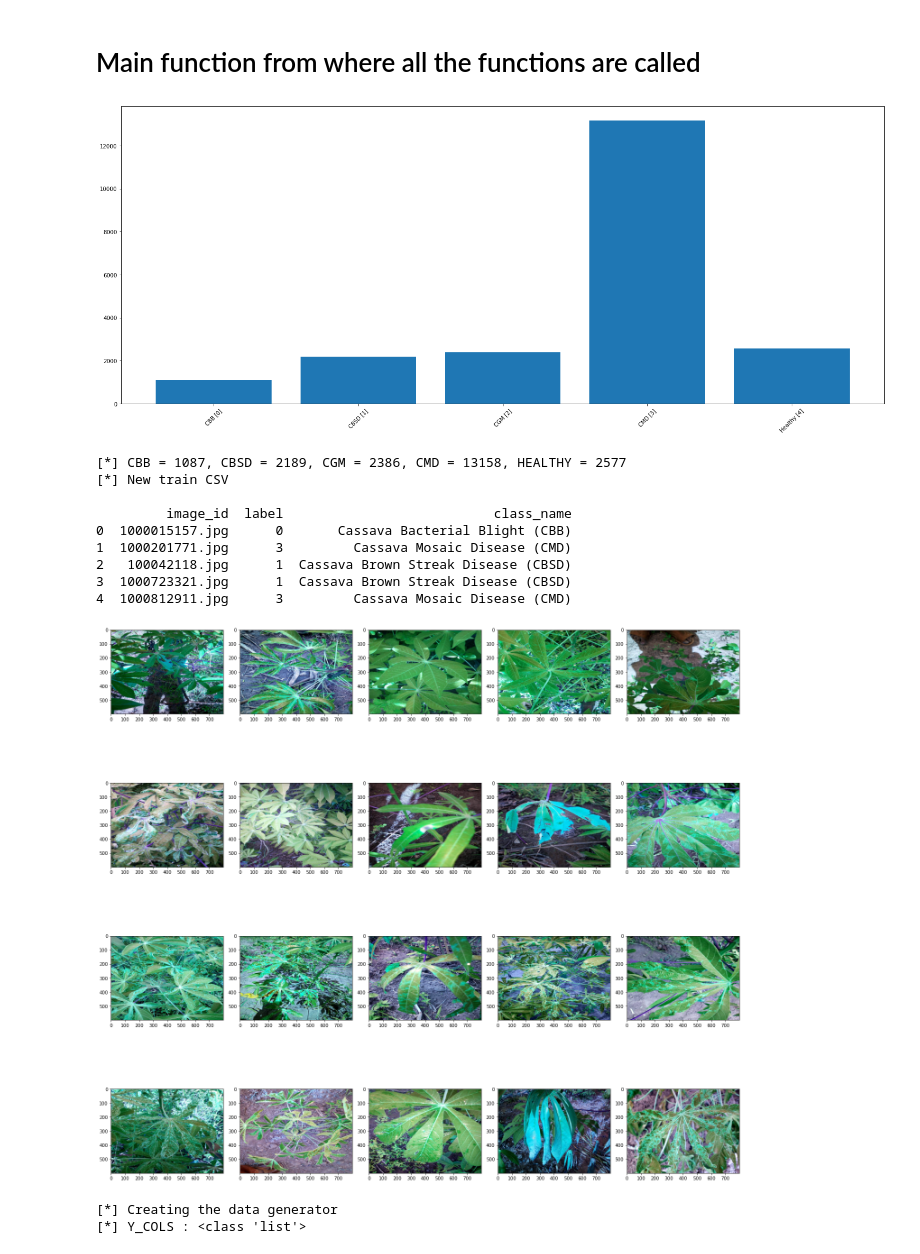
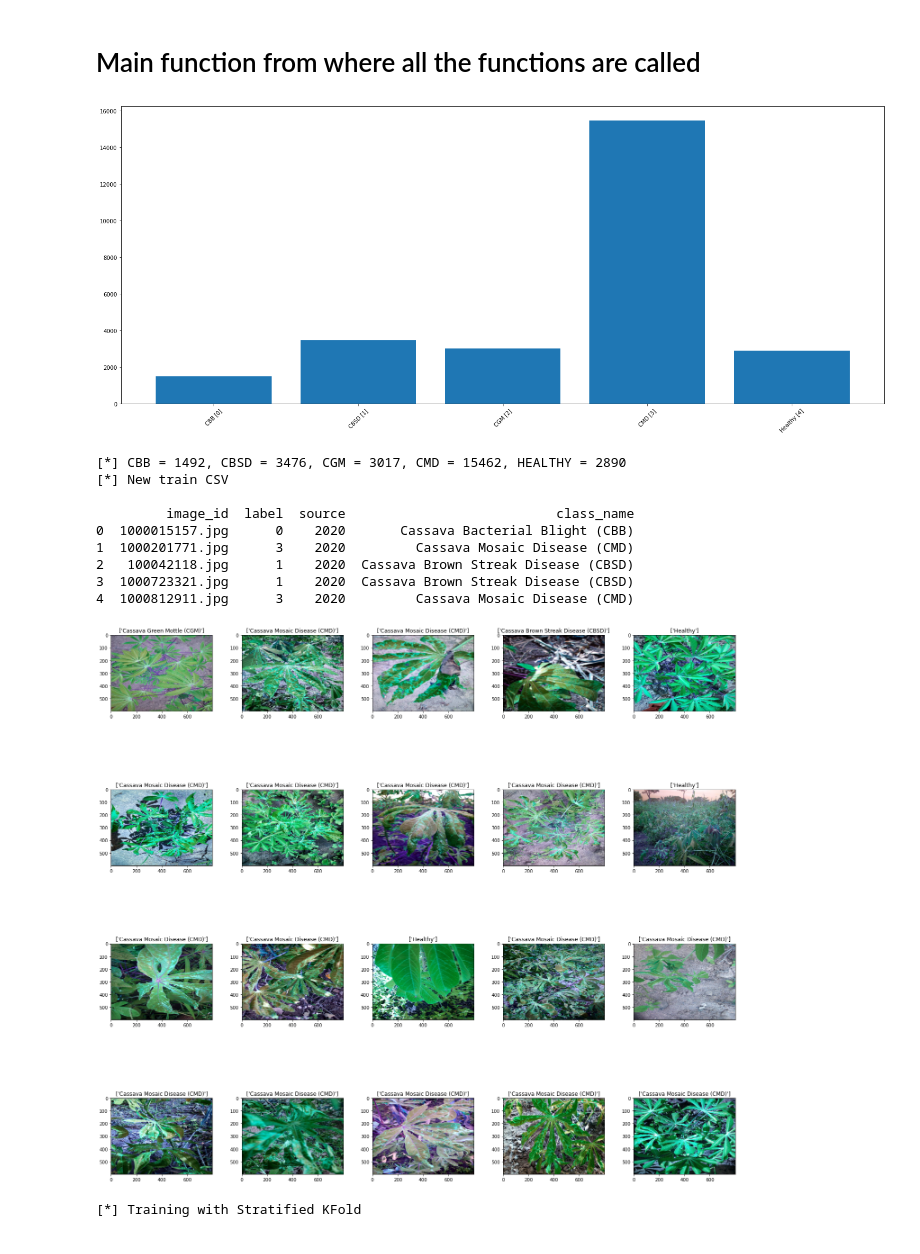
Before and after one commit to bhowmickarka/Cassava_Leaf_Disease_Classification, a Jupyter notebook: ab-cassava-leaf-disease-classification.ipynb, the cells around one changed output. Cells and saved outputs as stored; diff of their text form; code cells hidden in the pictures.

Commit message:
AB updated code with Stratified KFold

```diff
--- a/ab-cassava-leaf-disease-classification.ipynb
+++ b/ab-cassava-leaf-disease-classification.ipynb
@@ -54,7 +57,7 @@ def visualizing_train_set(num_of_images, train_csv):
     images_name = []
     count = 0
     fig = plt.figure(figsize=(20,20))
-    for image in tqdm(glob.glob("D://Kaggle_Datasets//train_images//*.jpg")):
+    for image in tqdm(glob.glob("../input/cassava-leaf-disease-classification/train_images/*.jpg")):
         if count == num_of_images:
             break
         else:
@@ -345,13 +348,13 @@ def plotting_the_graphs(history):
 # %%
 if __name__ == "__main__":
     #boolean variable to check whether to use sratified k fold or not
-    if_stratified_kold = False # check to see if we want to use Cross Validation
+    if_stratified_kold = True # check to see if we want to use Cross Validation
     perform_oversampling = False # check to see if we want to perform oversampling or undersampling
-    use_merged_data = False # check to see if we want to use (2019 + 2020) data
-    load_model = False
+    use_merged_data = True # check to see if we want to use (2019 + 2020) data
+    load_model = True
 
     # name of the model to use
-    model_name = "InceptionResNet"  # Either use "ENet" : EfficientNetB4 or use "InceptionResNet" : InceptionResNetV2
+    model_name = "ENet"  # Either use "ENet" : EfficientNetB4 or use "InceptionResNet" : InceptionResNetV2
     #######################################################
 
     # some general parameters
@@ -362,11 +365,11 @@ if __name__ == "__main__":
     LEARNING_RATE = 0.01 #learning rate
 
     if use_merged_data == False:
-        train_csv_original = pd.read_csv("D://Kaggle_Datasets//train.csv")
+        train_csv_original = pd.read_csv("../input/cassava-leaf-disease-classification/train.csv")
     else:
         train_csv_original = pd.read_csv("../input/cassava-leaf-disease-merged/merged.csv")
 
-    with open('D://Kaggle_Datasets//label_num_to_disease_map.json') as json_file:
+    with open('../input/cassava-leaf-disease-classification/label_num_to_disease_map.json') as json_file:
         data = json.load(json_file)
     # exploring data using graphs
     cbb, cbsd, cgm, cmd, healthy = exploring_the_data(train_csv_original, _return = 1)
@@ -389,7 +392,7 @@ if __name__ == "__main__":
 
 
     # creating a new column called "class_name" for the dataframe
-    with open("D://Kaggle_Datasets//label_num_to_disease_map.json") as f:
+    with open("../input/cassava-leaf-disease-classification/label_num_to_disease_map.json") as f:
         real_labels = json.load(f)
         real_labels = {int(k):v for k,v in real_labels.items()}
     # Defining the working dataset
@@ -404,7 +407,7 @@ if __name__ == "__main__":
 
     # path to the train images that will be passed to the data generators
     if use_merged_data == False:
-        image_path = 'D://Kaggle_Datasets//train_images'
+        image_path = '../input/cassava-leaf-disease-classification/train_images'
     else:
         image_path = '../input/cassava-leaf-disease-merged/train'
 
@@ -442,16 +445,15 @@ if __name__ == "__main__":
 
 
         ###### creating the mkdir
-        save_path = 'D://Kaggle_Datasets//model_checkpoint'
-        """
+        save_path = '/kaggle/working/model_checkpoint'
         if (os.path.exists(save_path)):
             pass
         else:
             os.mkdir(save_path)
         print("[*] The _model_checkpoint_callback save_path is created")
-        """
+
         ###### creating a callback checkpoint
-        checkpoint_path = "D://Kaggle_Datasets//model_checkpoint//cassava_model.h5"
+        checkpoint_path = "/kaggle/working/model_checkpoint/cassava_model.h5"
         _model_checkpoint_callback = cassava_callback(checkpoint_path)
 
         ## controlling learning rate parameters
@@ -475,13 +477,13 @@ if __name__ == "__main__":
 
         ## Evaluating the Best model
         # loading the best model
-        cassava_model = tf.keras.models.load_model("D://Kaggle_Datasets//model_checkpoint//cassava_model.h5")
+        cassava_model = tf.keras.models.load_model("/kaggle/working/model_checkpoint/cassava_model.h5")
         # loading the test image and resizing and predicting
         predictions = []
-        sample_submission = pd.read_csv('D://Kaggle_Datasets//sample_submission.csv')
+        sample_submission = pd.read_csv('../input/cassava-leaf-disease-classification/sample_submission.csv')
 
         for image in sample_submission.image_id:
-            test_image = tf.keras.preprocessing.image.load_img('D://Kaggle_Datasets//test_images//' + image)
+            test_image = tf.keras.preprocessing.image.load_img('../input/cassava-leaf-disease-classification/test_images/' + image)
             test_image = tf.keras.preprocessing.image.img_to_array(test_image)
             test_image = tf.keras.preprocessing.image.smart_resize(test_image, (Image_Size, Image_Size))
             test_image = tf.reshape(test_image, (-1, Image_Size, Image_Size, 3))
@@ -504,30 +506,32 @@ if __name__ == "__main__":
         fold_num = 0 # counter for fold number
         for train_index, val_index in skf.split(np.zeros(len(Y)),Y):
             # creating training and validation data using folds
-            print("[*] print : {}".format(val_index))
             training_data = train_csv.iloc[train_index]
             validation_data = train_csv.iloc[val_index]
             # creating data gneerators using the above created folds
             train_generator, validation_generator = creating_data_generators_with_kFoldCV(training_data, image_path, validation_data, Image_Size, batch_size)
 
             ####### creating the model
-            cassava_model = creating_the_model(model_name, classes, LEARNING_RATE, Image_Size)
+            if load_model == False:
+                cassava_model = creating_the_model(model_name, classes, LEARNING_RATE, Image_Size)
+            else:
+                cassava_model = tf.keras.models.load_model("../input/cassav-model/cassava_model.h5")
             print("[*] The model is created")
             cassava_model.summary()
             tf.keras.utils.plot_model(cassava_model)
 
+            tf.keras.utils.plot_model(cassava_model)
+
             ###### creating the mkdir
-
-            save_path = 'D://Kaggle_Datasets//model_checkpoint'
-            """
+            save_path = '/kaggle/working/model_checkpoint'
             if (os.path.exists(save_path)):
                 pass
             else:
                 os.mkdir(save_path)
             print("[*] The _model_checkpoint_callback save_path is created")
-            """
+
             ###### creating a callback checkpoint
-            checkpoint_path = "D://Kaggle_Datasets//model_checkpoint//cassava_model_{}.h5".format(fold_num)
+            checkpoint_path = "/kaggle/working/model_checkpoint/cassava_model_{}.h5".format(fold_num)
             _model_checkpoint_callback = cassava_callback(checkpoint_path)
 
             ## controlling learning rate parameters
@@ -540,45 +544,44 @@ if __name__ == "__main__":
             print("[*] Training the model for fold : {}".format(fold_num))
             history = training_the_model_with_generator(cassava_model, train_generator, validation_generator, _model_checkpoint_callback, _lr_scheduler, batch_size, LEARNING_RATE, EPOCH)
 
 
             ###### plotting the accuracy graphs
             print("[*] Plotting the model accuracy and loss")
             plotting_the_graphs(history)
             fold_num = fold_num + 1
 
         # Predicting using all the models and taking the best prediction
         final_prediction = [] # list of all the predictions for each model from which we choose the best model
-        sample_submission = pd.read_csv('D://Kaggle_Datasets//sample_submission.csv')
+        sample_submission = pd.read_csv('../input/cassava-leaf-disease-classification/sample_submission.csv')
         for image in sample_submission.image_id:
-            test_image = tf.keras.preprocessing.image.load_img('D://Kaggle_Datasets//test_images//' + image)
+            test_image = tf.keras.preprocessing.image.load_img('../input/cassava-leaf-disease-classification/test_images/' + image)
             test_image = tf.keras.preprocessing.image.img_to_array(test_image)
             test_image = tf.keras.preprocessing.image.smart_resize(test_image, (Image_Size, Image_Size))
             test_image = tf.reshape(test_image, (-1, Image_Size, Image_Size, 3))
             predictions = []
-            for files in glob.glob("D://Kaggle_Datasets//model_checkpoint//*.h5"):
-                print("[*] Model loaded for prediction : {}".format(files.split('//')[-1]))
+            for files in glob.glob("/kaggle/working/model_checkpoint/*.h5"):
+                print("[*] Model loaded for prediction : {}".format(files.split('/')[-1]))
                 cassava_model = tf.keras.models.load_model(files)
                 # loading the test image and resizing and predicting
                 test_prediction = cassava_model.predict(test_image/255)
                 predictions.append(np.argmax(test_prediction))
             final_prediction.append(max(predictions,key=predictions.count))
 
         submission = pd.DataFrame({'image_id': sample_submission.image_id, 'label': final_prediction})
         submission.to_csv('submission.csv', index=False)
 
         print("Submission File:")
         print(submission.head()) # output
 # %% [output]
-[figure, old version]
+[figure, new version]
-[*] CBB = 1087, CBSD = 2189, CGM = 2386, CMD = 13158, HEALTHY = 2577
+[*] CBB = 1492, CBSD = 3476, CGM = 3017, CMD = 15462, HEALTHY = 2890
 [*] New train CSV
 
-         image_id  label                           class_name
-0  1000015157.jpg      0       Cassava Bacterial Blight (CBB)
-1  1000201771.jpg      3         Cassava Mosaic Disease (CMD)
-2   100042118.jpg      1  Cassava Brown Streak Disease (CBSD)
-3  1000723321.jpg      1  Cassava Brown Streak Disease (CBSD)
-4  1000812911.jpg      3         Cassava Mosaic Disease (CMD)
+         image_id  label  source                           class_name
+0  1000015157.jpg      0    2020       Cassava Bacterial Blight (CBB)
+1  1000201771.jpg      3    2020         Cassava Mosaic Disease (CMD)
+2   100042118.jpg      1    2020  Cassava Brown Streak Disease (CBSD)
+3  1000723321.jpg      1    2020  Cassava Brown Streak Disease (CBSD)
+4  1000812911.jpg      3    2020         Cassava Mosaic Disease (CMD)
-[figure, old version]
+[figure, new version]
-[*] Creating the data generator
-[*] Y_COLS : <class 'list'>
+[*] Training with Stratified KFold
```
Also changed, not shown: parts of 4 cells of this notebook.
